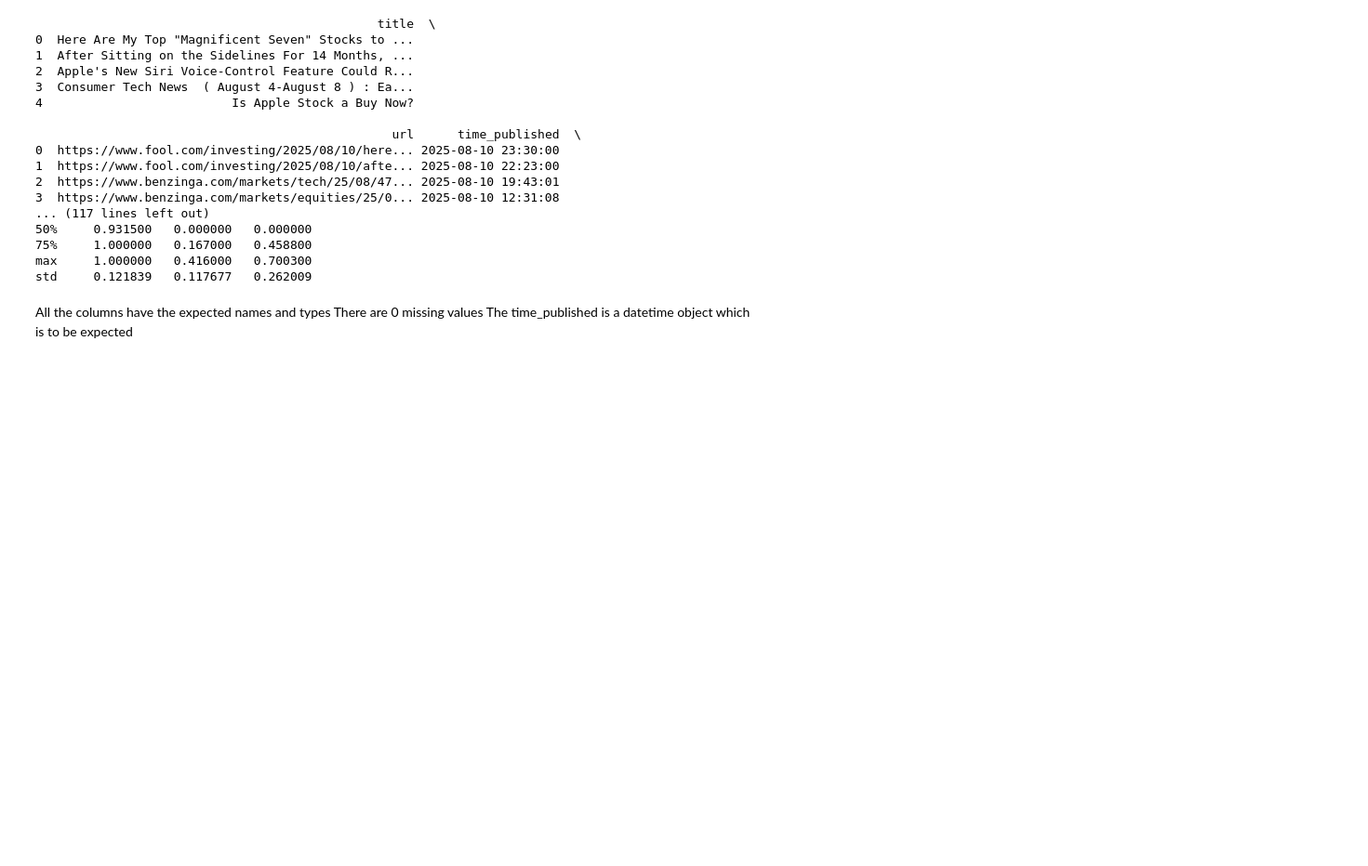
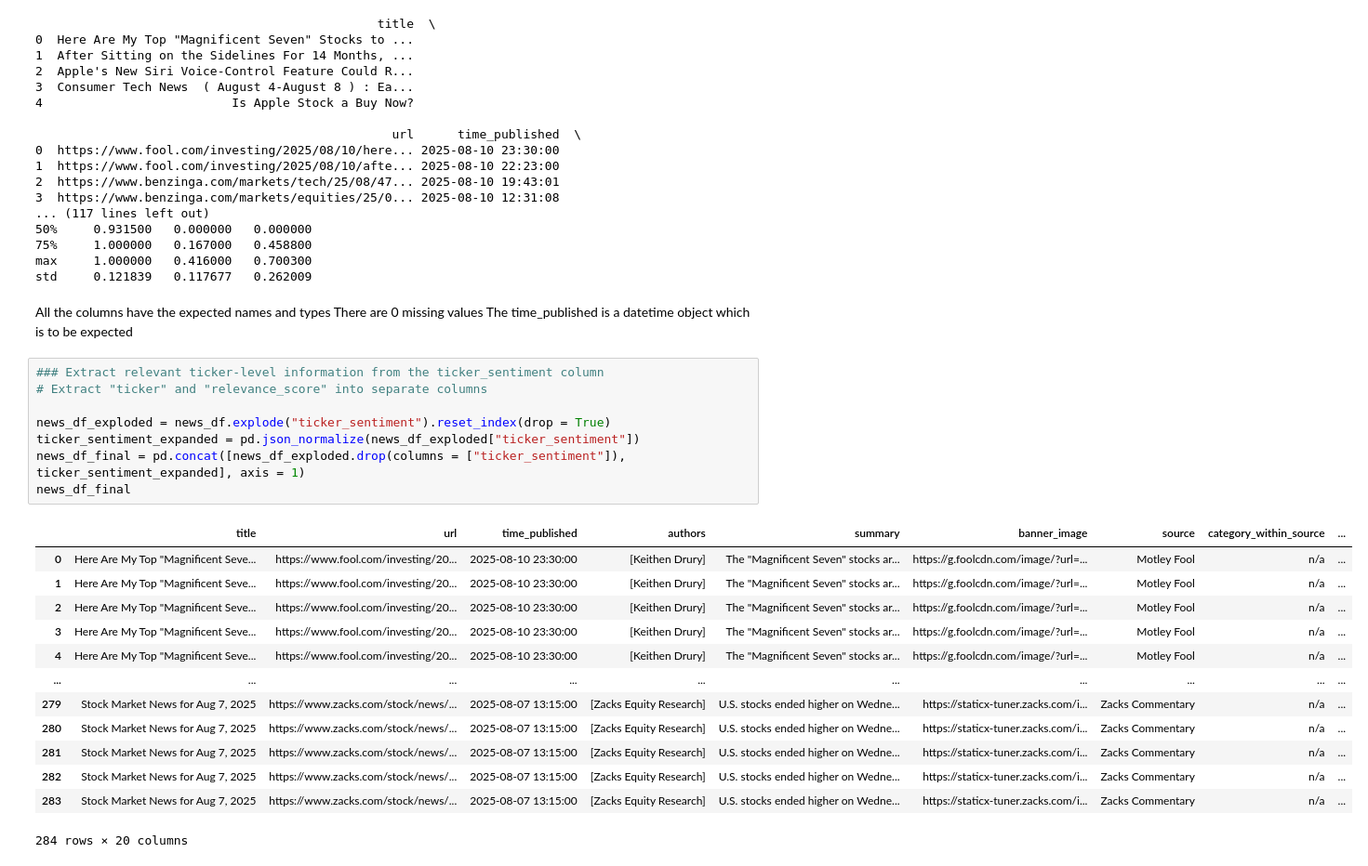
Before and after one commit to LydiaLCh/sentiment-model-quant, a Jupyter notebook: notebooks/02_sentiment_modeling.ipynb, the cells around one changed output. Shown at 93% size. Cells and saved outputs as stored; diff of their text form; blank space fills up the shorter version.

Commit message:
Explode the ticker_sentiment column in the news data frame

```diff
--- a/notebooks/02_sentiment_modeling.ipynb
+++ b/notebooks/02_sentiment_modeling.ipynb
@@ -162,3 +162,25 @@ std     0.121839   0.117677   0.262009
 All the columns have the expected names and types
 There are 0 missing values
 The time_published is a datetime object which is to be expected
+# %%
+### Extract relevant ticker-level information from the ticker_sentiment column
+# Extract "ticker" and "relevance_score" into separate columns
+
+news_df_exploded = news_df.explode("ticker_sentiment").reset_index(drop = True)
+ticker_sentiment_expanded = pd.json_normalize(news_df_exploded["ticker_sentiment"])
+news_df_final = pd.concat([news_df_exploded.drop(columns = ["ticker_sentiment"]), ticker_sentiment_expanded], axis = 1)
+news_df_final
+# %% [output]
+|  | title | url | time_published | authors | summary | banner_image | source | category_within_source | ... |
+| 0 | Here Are My Top "Magnificent Seve... | https://www.fool.com/investing/20... | 2025-08-10 23:30:00 | [Keithen Drury] | The "Magnificent Seven" stocks ar... | https://g.foolcdn.com/image/?url=... | Motley Fool | n/a | ... |
+| 1 | Here Are My Top "Magnificent Seve... | https://www.fool.com/investing/20... | 2025-08-10 23:30:00 | [Keithen Drury] | The "Magnificent Seven" stocks ar... | https://g.foolcdn.com/image/?url=... | Motley Fool | n/a | ... |
+| 2 | Here Are My Top "Magnificent Seve... | https://www.fool.com/investing/20... | 2025-08-10 23:30:00 | [Keithen Drury] | The "Magnificent Seven" stocks ar... | https://g.foolcdn.com/image/?url=... | Motley Fool | n/a | ... |
+| 3 | Here Are My Top "Magnificent Seve... | https://www.fool.com/investing/20... | 2025-08-10 23:30:00 | [Keithen Drury] | The "Magnificent Seven" stocks ar... | https://g.foolcdn.com/image/?url=... | Motley Fool | n/a | ... |
+| 4 | Here Are My Top "Magnificent Seve... | https://www.fool.com/investing/20... | 2025-08-10 23:30:00 | [Keithen Drury] | The "Magnificent Seven" stocks ar... | https://g.foolcdn.com/image/?url=... | Motley Fool | n/a | ... |
+| ... | ... | ... | ... | ... | ... | ... | ... | ... | ... |
+| 279 | Stock Market News for Aug 7, 2025 | https://www.zacks.com/stock/news/... | 2025-08-07 13:15:00 | [Zacks Equity Research] | U.S. stocks ended higher on Wedne... | https://staticx-tuner.zacks.com/i... | Zacks Commentary | n/a | ... |
+| 280 | Stock Market News for Aug 7, 2025 | https://www.zacks.com/stock/news/... | 2025-08-07 13:15:00 | [Zacks Equity Research] | U.S. stocks ended higher on Wedne... | https://staticx-tuner.zacks.com/i... | Zacks Commentary | n/a | ... |
+| 281 | Stock Market News for Aug 7, 2025 | https://www.zacks.com/stock/news/... | 2025-08-07 13:15:00 | [Zacks Equity Research] | U.S. stocks ended higher on Wedne... | https://staticx-tuner.zacks.com/i... | Zacks Commentary | n/a | ... |
+| 282 | Stock Market News for Aug 7, 2025 | https://www.zacks.com/stock/news/... | 2025-08-07 13:15:00 | [Zacks Equity Research] | U.S. stocks ended higher on Wedne... | https://staticx-tuner.zacks.com/i... | Zacks Commentary | n/a | ... |
+| 283 | Stock Market News for Aug 7, 2025 | https://www.zacks.com/stock/news/... | 2025-08-07 13:15:00 | [Zacks Equity Research] | U.S. stocks ended higher on Wedne... | https://staticx-tuner.zacks.com/i... | Zacks Commentary | n/a | ... |
+284 rows × 20 columns
```
Also changed, not shown: parts of 1 cell of this notebook.
